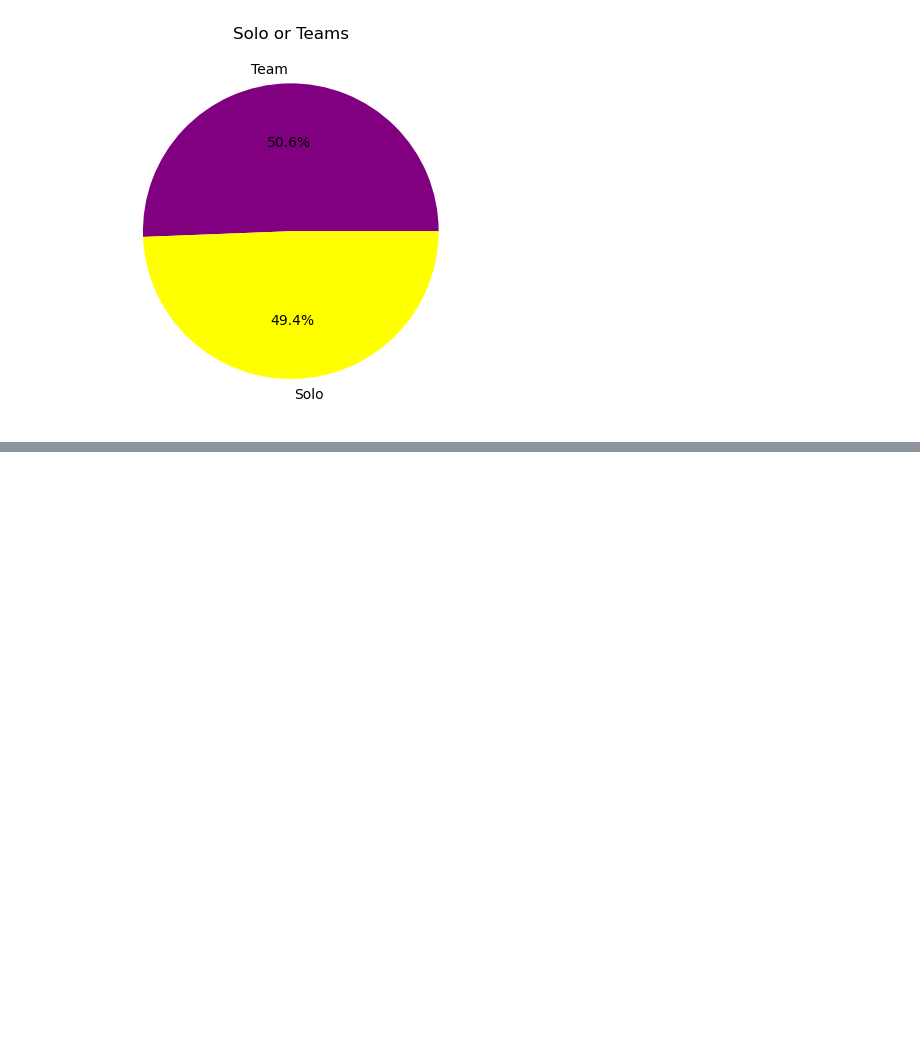
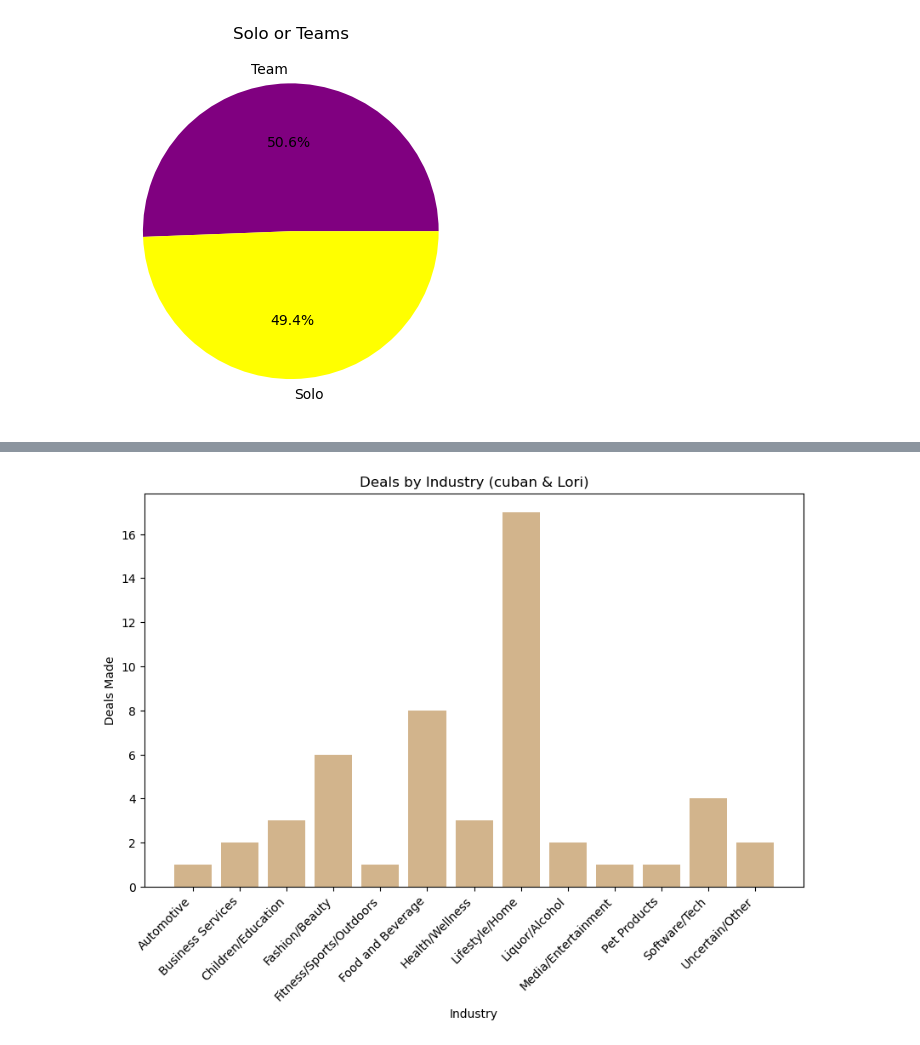
Before and after one commit to Savanna0/Project_1, a Jupyter notebook: shark_tank.ipynb, the cells around one changed output, grey strips where cells are left out. Drawn from its saved outputs; the diff is of its cells as text; code cells hidden in the pictures; blank space fills up the shorter version.

```diff
--- a/shark_tank.ipynb
+++ b/shark_tank.ipynb
@@ -129,0 +230,14 @@ cuban=countif(
+# %%
+top_industry_df = top_sharks_df.groupby('Industry').size()
+x_axis = top_industry_df.index
+y_axis = top_industry_df.values
+plt.figure(figsize=(10, 6))
+plt.bar(x_axis, y_axis, color="tan", align="center")
+plt.xlabel('Industry')
+plt.ylabel('Deals Made')
+plt.title('Deals by Industry (cuban & Lori)')
+plt.xticks(rotation=45, ha='right')
+plt.savefig("output_data/Fig9.png")
+plt.show()
+# %% [output]
+[figure, added]
```
Also changed, not shown: parts of 13 cells of this notebook, 9 other files.
